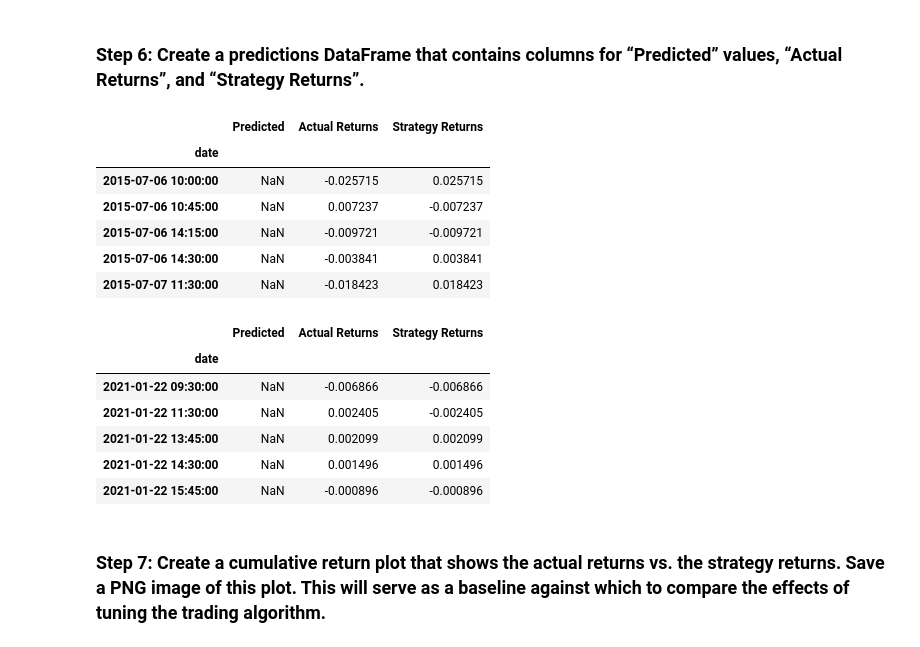
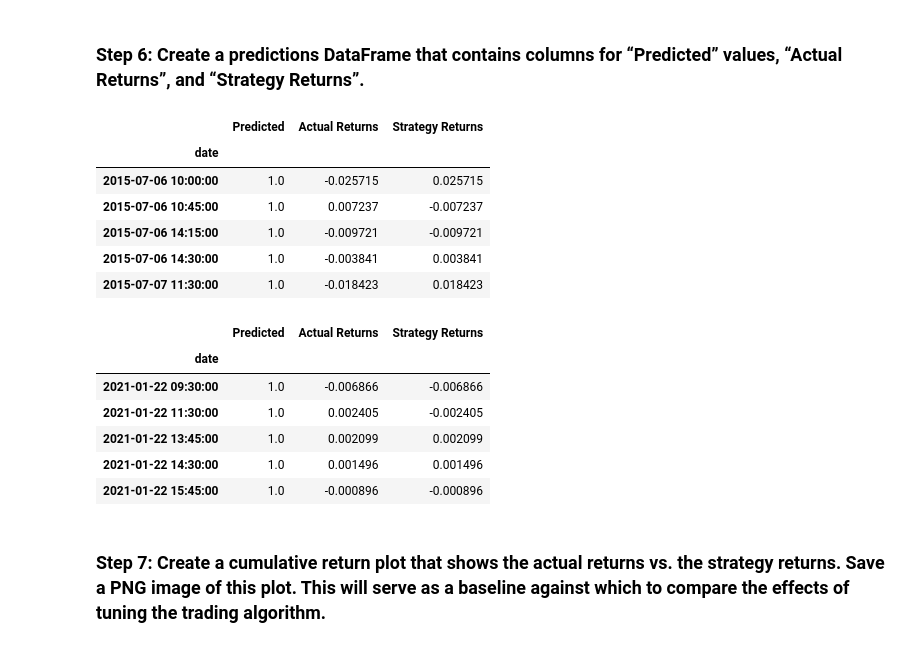
Before and after one commit to fintech-lex/machine-learn-trading-bot, a Jupyter notebook: machine_learning_trading_bot.ipynb, the cells around one changed output. Drawn from its saved outputs; the diff is of its cells as text; code cells hidden in the pictures.

```diff
--- a/machine_learning_trading_bot.ipynb
+++ b/machine_learning_trading_bot.ipynb
@@ -360,39 +360,37 @@ weighted avg       0.77      0.64      0.52       128
 ### Step 6: Create a predictions DataFrame that contains columns for “Predicted” values, “Actual Returns”, and “Strategy Returns”.
 # %%
 # Create a new empty predictions DataFrame:
-
-# predictions_df["actual returns"] = trading_df["actual_returns"]
 
 # Create a predictions DataFrame
 predictions_df = pd.DataFrame(index = X_test.index, columns = ['Predicted', 'Actual Returns', 'Strategy Returns'])
 
 # Add the SVM model predictions to the DataFrame
-# predictions_df['Predicted'] = svm_pred
+predictions_df['Predicted'] = svm_model.predict(X_test_scaled)
 
 # # Add the actual returns to the DataFrame
 predictions_df['Actual Returns'] = signals_df['Actual Returns']
 
 # # Add the strategy returns to the DataFrame
 predictions_df['Strategy Returns'] = signals_df['Strategy Returns']
 
 # Review the DataFrame
 display(predictions_df.head())
 display(predictions_df.tail())
 # %% [output]
 |  | Predicted | Actual Returns | Strategy Returns |
 | date |  |  |  |
-| 2015-07-06 10:00:00 | NaN | -0.025715 | 0.025715 |
-| 2015-07-06 10:45:00 | NaN | 0.007237 | -0.007237 |
-| 2015-07-06 14:15:00 | NaN | -0.009721 | -0.009721 |
-| 2015-07-06 14:30:00 | NaN | -0.003841 | 0.003841 |
-| 2015-07-07 11:30:00 | NaN | -0.018423 | 0.018423 |
+| 2015-07-06 10:00:00 | 1.0 | -0.025715 | 0.025715 |
+| 2015-07-06 10:45:00 | 1.0 | 0.007237 | -0.007237 |
+| 2015-07-06 14:15:00 | 1.0 | -0.009721 | -0.009721 |
+| 2015-07-06 14:30:00 | 1.0 | -0.003841 | 0.003841 |
+| 2015-07-07 11:30:00 | 1.0 | -0.018423 | 0.018423 |
 |  | Predicted | Actual Returns | Strategy Returns |
 | date |  |  |  |
-| 2021-01-22 09:30:00 | NaN | -0.006866 | -0.006866 |
-| 2021-01-22 11:30:00 | NaN | 0.002405 | -0.002405 |
-| 2021-01-22 13:45:00 | NaN | 0.002099 | 0.002099 |
-| 2021-01-22 14:30:00 | NaN | 0.001496 | 0.001496 |
-| 2021-01-22 15:45:00 | NaN | -0.000896 | -0.000896 |
+| 2021-01-22 09:30:00 | 1.0 | -0.006866 | -0.006866 |
+| 2021-01-22 11:30:00 | 1.0 | 0.002405 | -0.002405 |
+| 2021-01-22 13:45:00 | 1.0 | 0.002099 | 0.002099 |
+| 2021-01-22 14:30:00 | 1.0 | 0.001496 | 0.001496 |
+| 2021-01-22 15:45:00 | 1.0 | -0.000896 | -0.000896 |
 # %% [markdown]
 ### Step 7: Create a cumulative return plot that shows the actual returns vs. the strategy returns. Save a PNG image of this plot. This will serve as a baseline against which to compare the effects of tuning the trading algorithm.
 # %%
```
Also changed, not shown: parts of 3 cells of this notebook, 1 other file.
